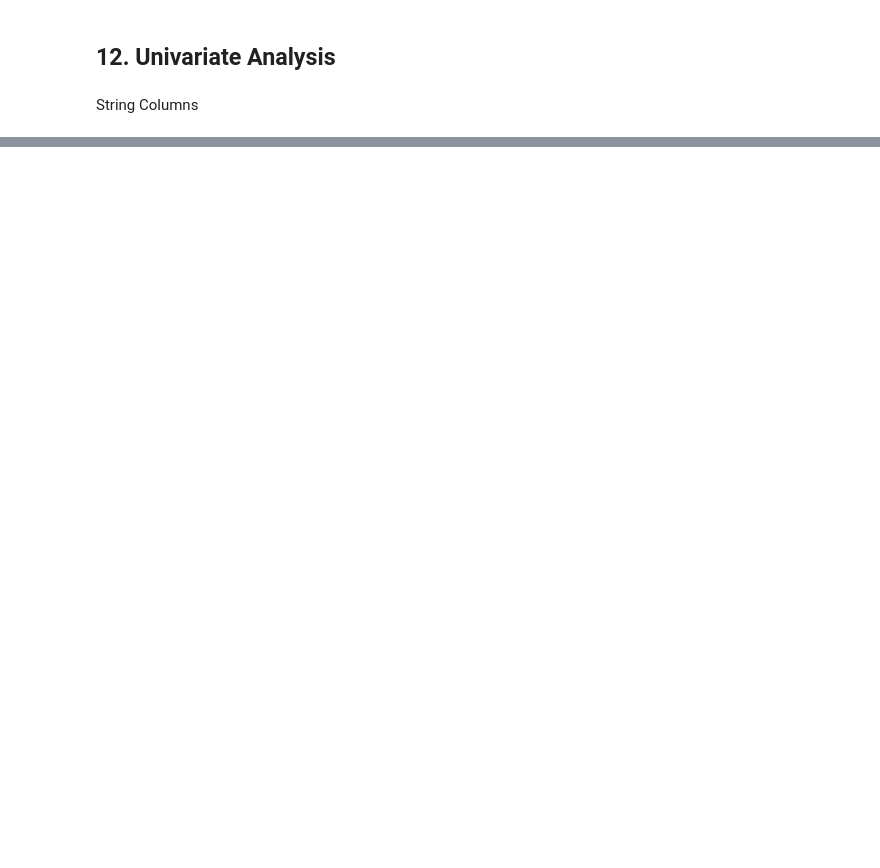
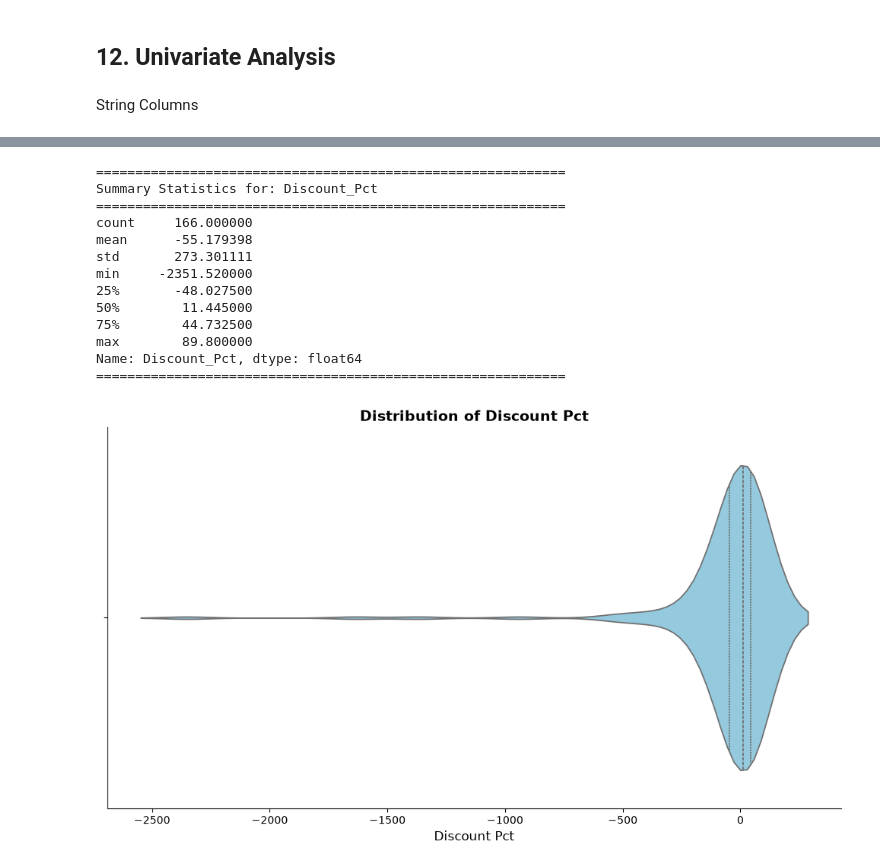
Before and after one commit to rajatyofficial/ai-projects-collection, a Jupyter notebook: Airbnb-Listings-Deep-Dive/Notebooks/Notebook.ipynb, the cells around one changed output, grey strips where cells are left out. Cells and saved outputs as stored; diff of their text form; code cells hidden in the pictures; blank space fills up the shorter version.

```diff
--- a/Airbnb-Listings-Deep-Dive/Notebooks/Notebook.ipynb
+++ b/Airbnb-Listings-Deep-Dive/Notebooks/Notebook.ipynb
@@ -220,0 +327,17 @@ univariate_pie_plot(df,"Has_Promo")
+# %%
+univariate_violin_plot(df,"Discount_Pct")
+# %% [output]
+============================================================
+Summary Statistics for: Discount_Pct
+============================================================
+count     166.000000
+mean      -55.179398
+std       273.301111
+min     -2351.520000
+25%       -48.027500
+50%        11.445000
+75%        44.732500
+max        89.800000
+Name: Discount_Pct, dtype: float64
+============================================================
+[figure, added]
```
Also changed, not shown: parts of 35 cells of this notebook, 1 other file.
